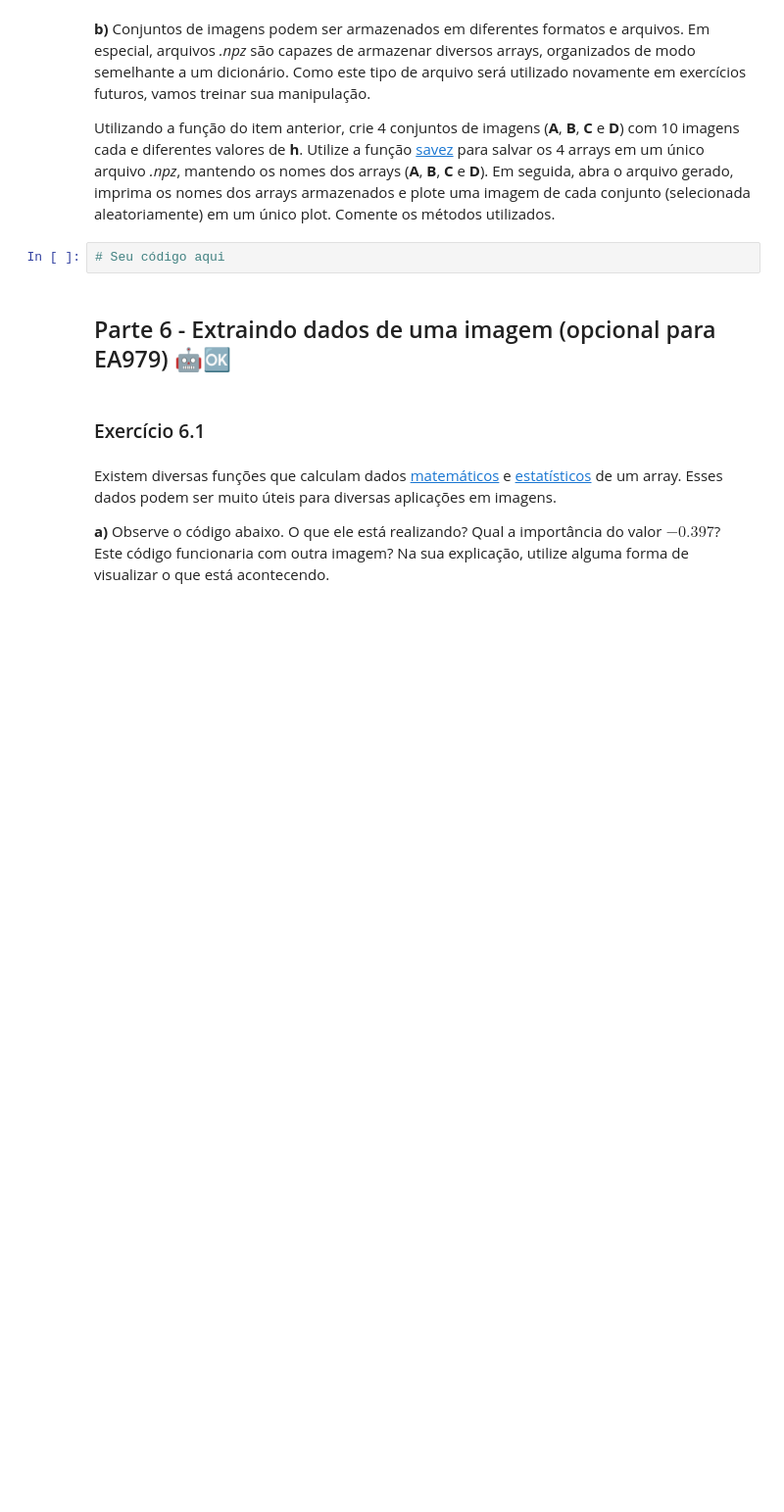
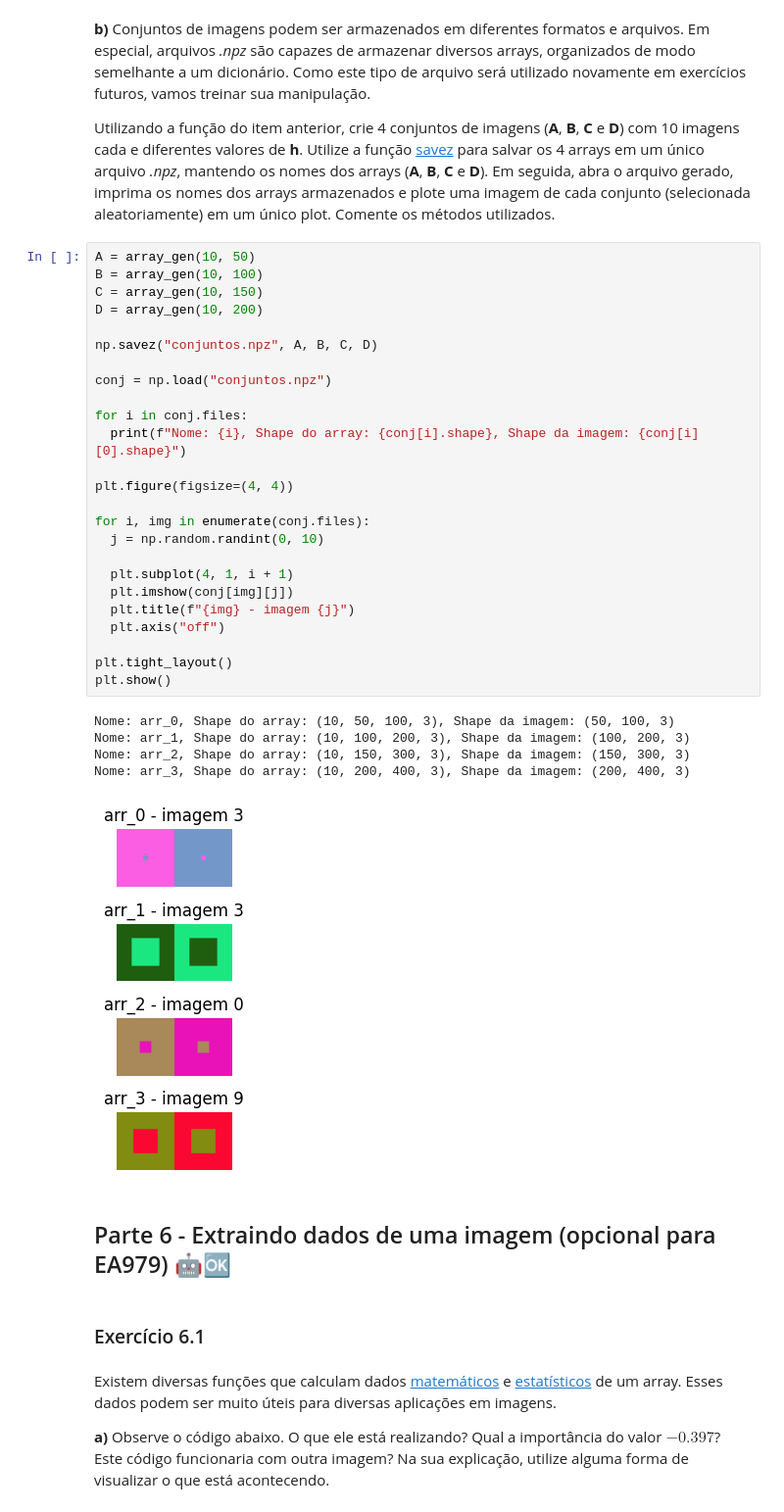
Before and after one commit to UNICAMP-EA979/2026s1-pi01-numpy-JoaoSenirio, a Jupyter notebook: Atividade.ipynb, the cells around one changed output. Shown at 98% size. Saved outputs shown, nothing was run; the diff lists cells and outputs as text; blank space fills up the shorter version.

```diff
--- a/Atividade.ipynb
+++ b/Atividade.ipynb
@@ -642,8 +744,37 @@ array_gen(200, 400)
 **b)** Conjuntos de imagens podem ser armazenados em diferentes formatos e arquivos. Em especial, arquivos *.npz* são capazes de armazenar diversos arrays, organizados de modo semelhante a um dicionário. Como este tipo de arquivo será utilizado novamente em exercícios futuros, vamos treinar sua manipulação.
 
 Utilizando a função do item anterior, crie 4 conjuntos de imagens (**A**, **B**, **C** e **D**) com 10 imagens cada e diferentes valores de **h**. Utilize a função [savez](https://numpy.org/doc/stable/reference/generated/numpy.savez.html) para salvar os 4 arrays em um único arquivo *.npz*, mantendo os nomes dos arrays (**A**, **B**, **C** e **D**). Em seguida, abra o arquivo gerado, imprima os nomes dos arrays armazenados e plote uma imagem de cada conjunto (selecionada aleatoriamente) em um único plot. Comente os métodos utilizados.
-# %%
-# Seu código aqui
+# %%
+A = array_gen(10, 50)
+B = array_gen(10, 100)
+C = array_gen(10, 150)
+D = array_gen(10, 200)
+
+np.savez("conjuntos.npz", A, B, C, D)
+
+conj = np.load("conjuntos.npz")
+
+for i in conj.files:
+  print(f"Nome: {i}, Shape do array: {conj[i].shape}, Shape da imagem: {conj[i][0].shape}")
+
+plt.figure(figsize=(4, 4))
+
+for i, img in enumerate(conj.files):
+  j = np.random.randint(0, 10)
+
+  plt.subplot(4, 1, i + 1)
+  plt.imshow(conj[img][j])
+  plt.title(f"{img} - imagem {j}")
+  plt.axis("off")
+
+plt.tight_layout()
+plt.show()
+# %% [output]
+Nome: arr_0, Shape do array: (10, 50, 100, 3), Shape da imagem: (50, 100, 3)
+Nome: arr_1, Shape do array: (10, 100, 200, 3), Shape da imagem: (100, 200, 3)
+Nome: arr_2, Shape do array: (10, 150, 300, 3), Shape da imagem: (150, 300, 3)
+Nome: arr_3, Shape do array: (10, 200, 400, 3), Shape da imagem: (200, 400, 3)
+[figure, added]
 # %% [markdown]
 ## Parte 6 - Extraindo dados de uma imagem (opcional para EA979) 🤖🆗
 # %% [markdown]
```
Also changed, not shown: parts of 15 cells of this notebook.
